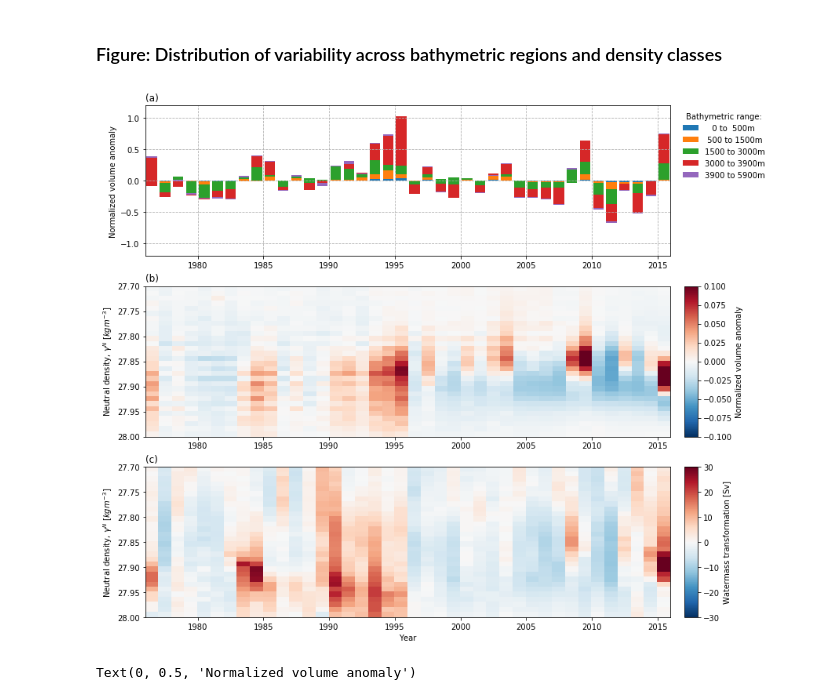
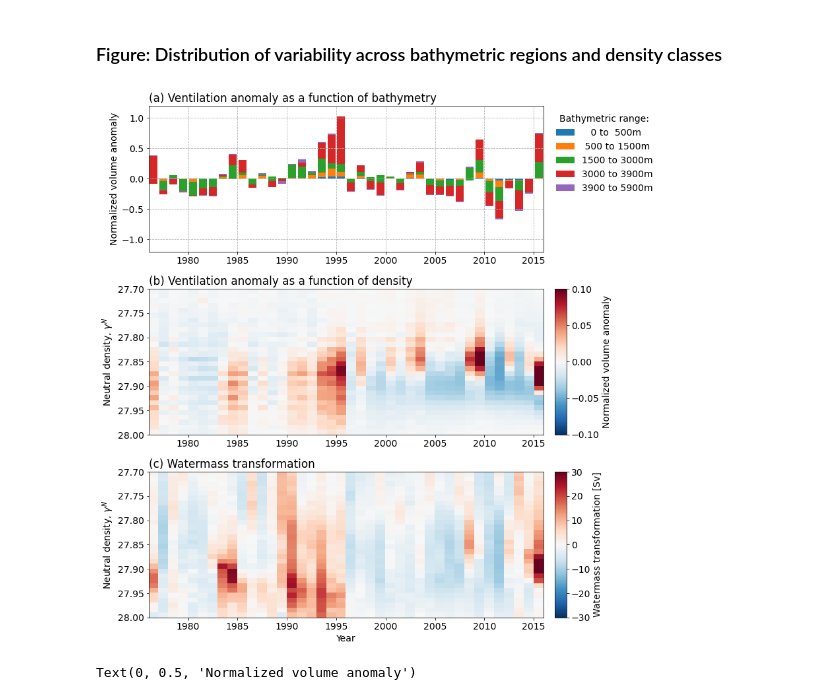
Before and after one commit to gmacgilchrist/draw_figs_nadw_var, a Jupyter notebook: draw_bathy-anom.ipynb, the cells around one changed output. Saved outputs shown, nothing was run; the diff lists cells and outputs as text; code cells hidden in the pictures.

Commit message:
mods to atm figure

```diff
--- a/draw_bathy-anom.ipynb
+++ b/draw_bathy-anom.ipynb
@@ -9,6 +10,8 @@ from matplotlib import gridspec as gridspec
 from xhistogram.xarray import histogram as hist
 import statsmodels.formula.api as sm
 import scipy.io as sio
+# %%
+rcParams.update({'font.size': 14})
 # %%
 # Universal variables
 rootdir = 'data/'
@@ -74,12 +77,12 @@ vlag_dens = xr.open_dataarray(filepath_vlag_dens)
 
 ### MLD anomalies
 # Group data by years and take the mean
-vmld_byyear = vmld.groupby(vmld.time_counter.dt.year,years).mean(dim='time_counter')
+vmld_byyear = vmld.groupby(vmld.time_counter.dt.year).mean(dim='time_counter')
 # Calculate annual anomaly
 vmld_anom = vmld_byyear-vmld_byyear.mean('year')
 
 ### WMT anomalies
-wmt_byyear = wmt.groupby(wmt['time'].dt.year,years).mean(dim='time')
+wmt_byyear = wmt.groupby(wmt['time'].dt.year).mean(dim='time')
 # Calculate annual anomaly
 wmt_anom = wmt_byyear-wmt_byyear.mean('year')
 # %%
@@ -140,9 +143,9 @@ clims_lag = [-0.1,0.1]
 clims_eul = [-30,30]
 hgap = 0.02
 
-ax0.set_title('(a)',loc='left')
-ax1.set_title('(b)',loc='left')
-ax2.set_title('(c)',loc='left')
+ax0.set_title('(a) Ventilation anomaly as a function of bathymetry',loc='left')
+ax1.set_title('(b) Ventilation anomaly as a function of density',loc='left')
+ax2.set_title('(c) Watermass transformation',loc='left')
 
 # Bathymetry
 bottom = np.zeros(shape=(len(df['years'])))
@@ -152,43 +155,51 @@ for b in bathys_c:
         # Because range of bathys designed to capture all levels, need to taper in lat value
         depthrange = str('{:4.0f}'.format(np.round(depth[bathys[count]-1].values,-2)))+' to '+str('{:4.0f}'.format(np.round(depth[bathys[count+1]-2].values,-2))+'m')
     else:
         depthrange = str('{:4.0f}'.format(np.round(depth[bathys[count]-1].values,-2)))+' to '+str('{:4.0f}'.format(np.round(depth[bathys[count+1]-1].values,-2))+'m')
         count+=1
 
     ax0.bar(df['years'],df[str(b)],bottom=bottom,label=depthrange)
     bottom += df[str(b)]
 ax0.set_xlim(xlims)
 ax0.set_ylim(ylims_bathy)
 ax0.set_ylabel('Normalized volume anomaly')
 ax0.legend(title='Bathymetric range:',frameon=False,bbox_to_anchor=(1.01,1))
 ax0.grid(linestyle='--')
 
 # Density
-im = ax1.pcolormesh(vlag_dens_anom.final_year_bin+0.5, # +0.5 accounts for different plotting procedure of pcolormesh (x defines vertices)
+im_dens = ax1.pcolormesh(vlag_dens_anom.final_year_bin+0.5, # +0.5 accounts for different plotting procedure of pcolormesh (x defines vertices)
                np.append(vlag_dens_anom.init_dens_bin,28.005)-0.005,
                vlag_dens_anom.transpose(),vmin=clims_lag[0],vmax=clims_lag[1],cmap='RdBu_r')
 ax1.invert_yaxis()
 ax1.set_xlim(xlims)
-ax1.set_ylabel('Neutral density, $\gamma^N$ [$kgm^{-3}$]')
-pos = ax1.get_position().bounds
-cax = fig.add_axes([pos[0]+pos[2]+hgap, pos[1], hgap, pos[3]])
-cb = plt.colorbar(im, ax=ax1, cax = cax)
-cb.set_label('Normalized volume anomaly')
+ax1.set_ylabel('Neutral density, $\gamma^N$')
 
 # WMT
-im = ax2.pcolormesh(np.append(wmt_anom.year,2016), # Extend by one to incorparte final year
+im_wmt = ax2.pcolormesh(np.append(wmt_anom.year,2016), # Extend by one to incorparte final year
                wmt_anom.dens,
                (wmt_anom*1E-6).transpose(),vmin=clims_eul[0],vmax=clims_eul[1],cmap='RdBu_r')
 ax2.invert_yaxis()
 ax2.set_xlim(xlims)
 ax2.set_xlabel('Year')
-ax2.set_ylabel('Neutral density, $\gamma^N$ [$kgm^{-3}$]')
+ax2.set_ylabel('Neutral density, $\gamma^N$')
+
+plt.tight_layout()
+
+### Add colorbars after tight_layout
+
+pos = ax1.get_position().bounds
+cax = fig.add_axes([pos[0]+pos[2]+hgap, pos[1], hgap, pos[3]])
+cb = plt.colorbar(im_dens, ax=ax1, cax = cax)
+cb.set_label('Normalized volume anomaly')
+
 pos = ax2.get_position().bounds
 cax = fig.add_axes([pos[0]+pos[2]+hgap, pos[1], hgap, pos[3]])
-cb = plt.colorbar(im, ax=ax2, cax = cax)
+cb = plt.colorbar(im_wmt, ax=ax2, cax = cax)
 cb.set_label('Watermass transformation [Sv]')
+
+fig.savefig('figures/fig_bathy-anom.png',dpi=300,transparent=True)
 # %% [output]
-[figure, old version]
+[figure, new version]
 # %%
 ## PANEL: Regression (mixed layer volume anomaly)
 xlims=[-1.3,1.3]
```
Also changed, not shown: parts of 1 cell of this notebook, 1 other file.
